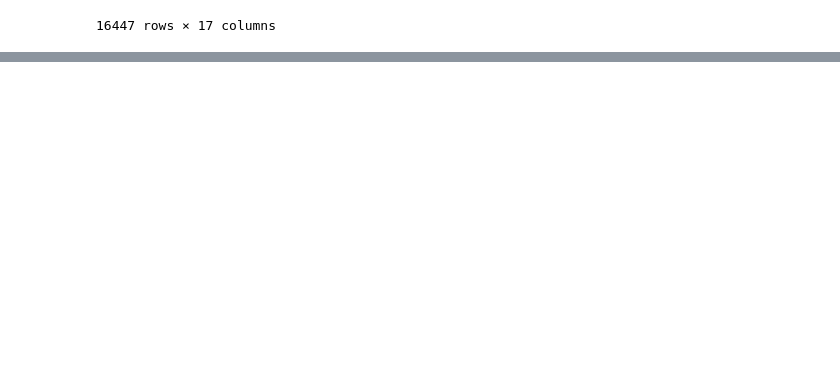
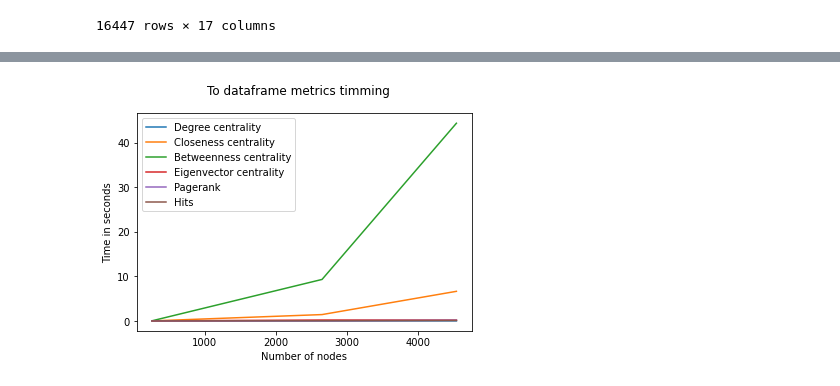
Before and after one commit to fzanart/Socialz, a Jupyter notebook: Metrics_complexity.ipynb, the cells around one changed output, grey strips where cells are left out. Cells and saved outputs as stored; diff of their text form; code cells hidden in the pictures; blank space fills up the shorter version.

```diff
--- a/Metrics_complexity.ipynb
+++ b/Metrics_complexity.ipynb
@@ -172,11 +184,16 @@ df
 | 16446 | PullRequestEvent | transifex-integration[bot] | pyscripter/pyscripter | 2021-01-19 14:56:14 UTC | {"action":"opened","number":1052,... | "Pascal" | "opened" | "transifex-integration[bot]" | "Bot" | "https://api.github.com/repos/pys... | ... |
 16447 rows × 17 columns
 # %%
+# Pascal dataset timmings
 input_size.append(df.shape[0])
 
 start_time = timeit.default_timer()
 G = graph_from_df(df)
 build_graph_timing.append(timeit.default_timer() - start_time)
 
+number_of_nodes.append(G.number_of_nodes())
+number_of_edges.append(G.number_of_edges())
+
+print(nx.info(G))
 pascal_raw_timings = raw_centrality_timings(G)
 pascal_to_df_timings = to_df_centrality_timings(G)
@@ -207,0 +272,22 @@ plt.show()
+# %%
+dc_time = [cobol_to_df_timings[0],pascal_to_df_timings[0],fortran_to_df_timings[0]]
+cc_time = [cobol_to_df_timings[1],pascal_to_df_timings[1],fortran_to_df_timings[1]]
+bc_time = [cobol_to_df_timings[2],pascal_to_df_timings[2],fortran_to_df_timings[2]]
+ec_time = [cobol_to_df_timings[3],pascal_to_df_timings[3],fortran_to_df_timings[3]]
+pr_time = [cobol_to_df_timings[4],pascal_to_df_timings[4],fortran_to_df_timings[4]]
+ha_time = [cobol_to_df_timings[5],pascal_to_df_timings[5],fortran_to_df_timings[5]]
+
+plt.plot(number_of_nodes, dc_time, label='Degree centrality')
+plt.plot(number_of_nodes, cc_time, label='Closeness centrality')
+plt.plot(number_of_nodes, bc_time, label='Betweenness centrality')
+plt.plot(number_of_nodes, ec_time, label='Eigenvector centrality')
+plt.plot(number_of_nodes, pr_time, label='Pagerank')
+plt.plot(number_of_nodes, ha_time, label='Hits')
+
+plt.legend()
+plt.suptitle('To dataframe metrics timming')
+plt.xlabel('Number of nodes')
+plt.ylabel('Time in seconds')
+plt.show()
+# %% [output]
+[figure, added]
```
Also changed, not shown: parts of 10 cells of this notebook.
